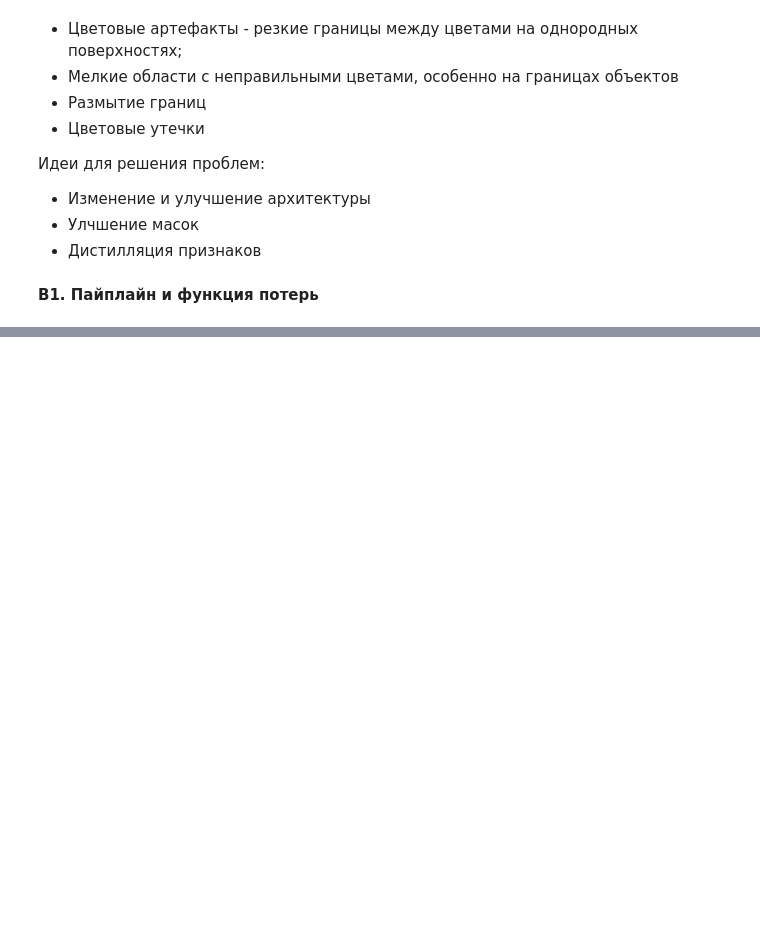
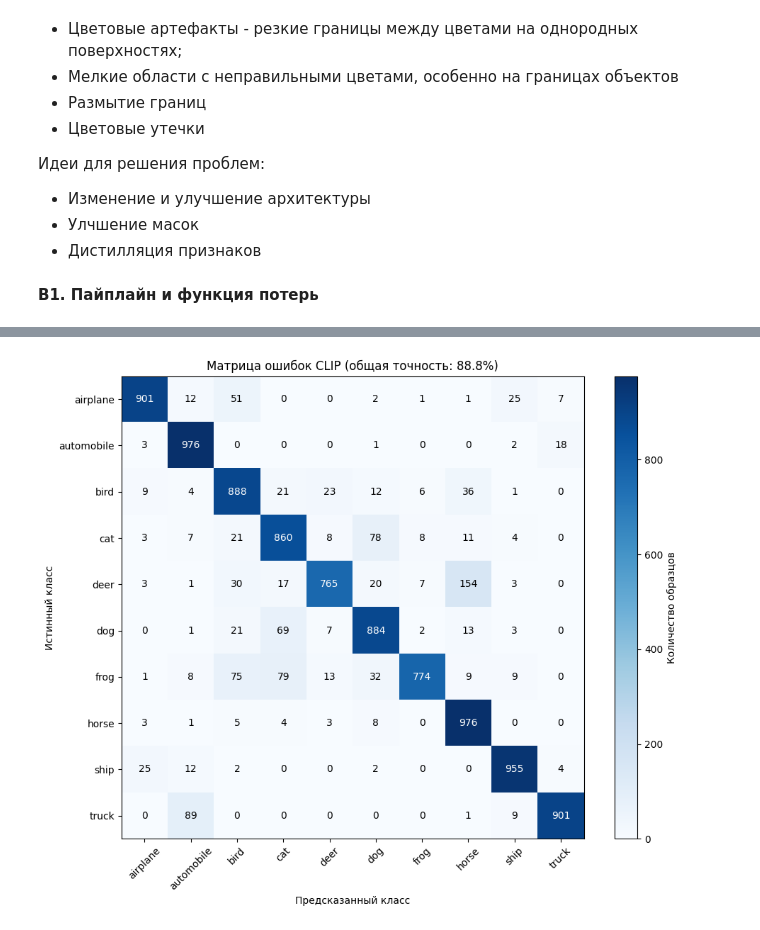
Before and after one commit to admiralKucha/homework_cv, a Jupyter notebook: Задание_3/task.ipynb, the cells around one changed output, grey strips where cells are left out. Cells and saved outputs as stored; diff of their text form; code cells hidden in the pictures; blank space fills up the shorter version.

```diff
--- a/Задание_3/task.ipynb
+++ b/Задание_3/task.ipynb
@@ -1050,0 +1500,85 @@ Epoch [3/3] завершен, Avg Loss: -4.7535, Time: 85.03s
+# %%
+!pip install git+https://github.com/openai/CLIP.git -q
+
+import torch
+import clip
+import torchvision
+import torchvision.transforms as transforms
+from tqdm import tqdm
+import numpy as np
+import matplotlib.pyplot as plt
+
+# Загружаем предобученную CLIP модель
+device = "cuda" if torch.cuda.is_available() else "cpu"
+model, preprocess = clip.load("ViT-B/32", device=device)
+
+# Загружаем CIFAR-10
+test_dataset = torchvision.datasets.CIFAR10(
+    root='./data', train=False, download=True, transform=preprocess
+)
+test_loader = torch.utils.data.DataLoader(
+    test_dataset, batch_size=100, shuffle=False, num_workers=2
+)
+
+# Классы CIFAR-10
+classes = ['airplane', 'automobile', 'bird', 'cat', 'deer',
+           'dog', 'frog', 'horse', 'ship', 'truck']
+
+# Создаем текстовые промпты
+text_prompts = [f"a photo of a {class_name}" for class_name in classes]
+text_tokens = clip.tokenize(text_prompts).to(device)
+
+# Zero-shot классификация
+model.eval()
+all_preds = []
+all_labels = []
+
+with torch.no_grad():
+    for images, labels in tqdm(test_loader):
+        images = images.to(device)
+
+        # Вычисляем схожесть изображений с текстовыми промптами
+        logits_per_image, _ = model(images, text_tokens)
+        probs = logits_per_image.softmax(dim=-1)
+
+        preds = probs.argmax(dim=1)
+
+        all_preds.extend(preds.cpu().numpy())
+        all_labels.extend(labels.numpy())
+
+# Вычисляем точность
+all_preds = np.array(all_preds)
+all_labels = np.array(all_labels)
+accuracy = (all_preds == all_labels).mean() * 100
+
+print(f"Zero-shot accuracy CLIP на CIFAR-10: {accuracy:.2f}%")
+
+# Анализ по классам
+class_accuracies = {}
+confusion = np.zeros((10, 10), dtype=int)
+
+for true, pred in zip(all_labels, all_preds):
+    confusion[true][pred] += 1
+
+for i, class_name in enumerate(classes):
+    class_acc = confusion[i][i] / confusion[i].sum() * 100
+    class_accuracies[class_name] = class_acc
+    print(f"{class_name:15s}: {class_acc:5.1f}%")
+
+# Визуализация матрицы ошибок
+plt.figure(figsize=(10, 8))
+plt.imshow(confusion, cmap='Blues')
+for i in range(10):
+    for j in range(10):
+        plt.text(j, i, str(confusion[i][j]),
+                ha='center', va='center',
+                color='white' if confusion[i][j] > confusion.max()/2 else 'black')
+plt.xticks(range(10), classes, rotation=45)
+plt.yticks(range(10), classes)
+plt.xlabel('Предсказанный класс')
+plt.ylabel('Истинный класс')
+plt.title(f'Матрица ошибок CLIP (общая точность: {accuracy:.1f}%)')
+plt.colorbar(label='Количество образцов')
+plt.tight_layout()
+plt.show()
+# %% [output]
@@ -1050,0 +1598 @@ Epoch [3/3] завершен, Avg Loss: -4.7535, Time: 85.03s
+[figure, added]
```
Also changed, not shown: parts of 19 cells of this notebook.
